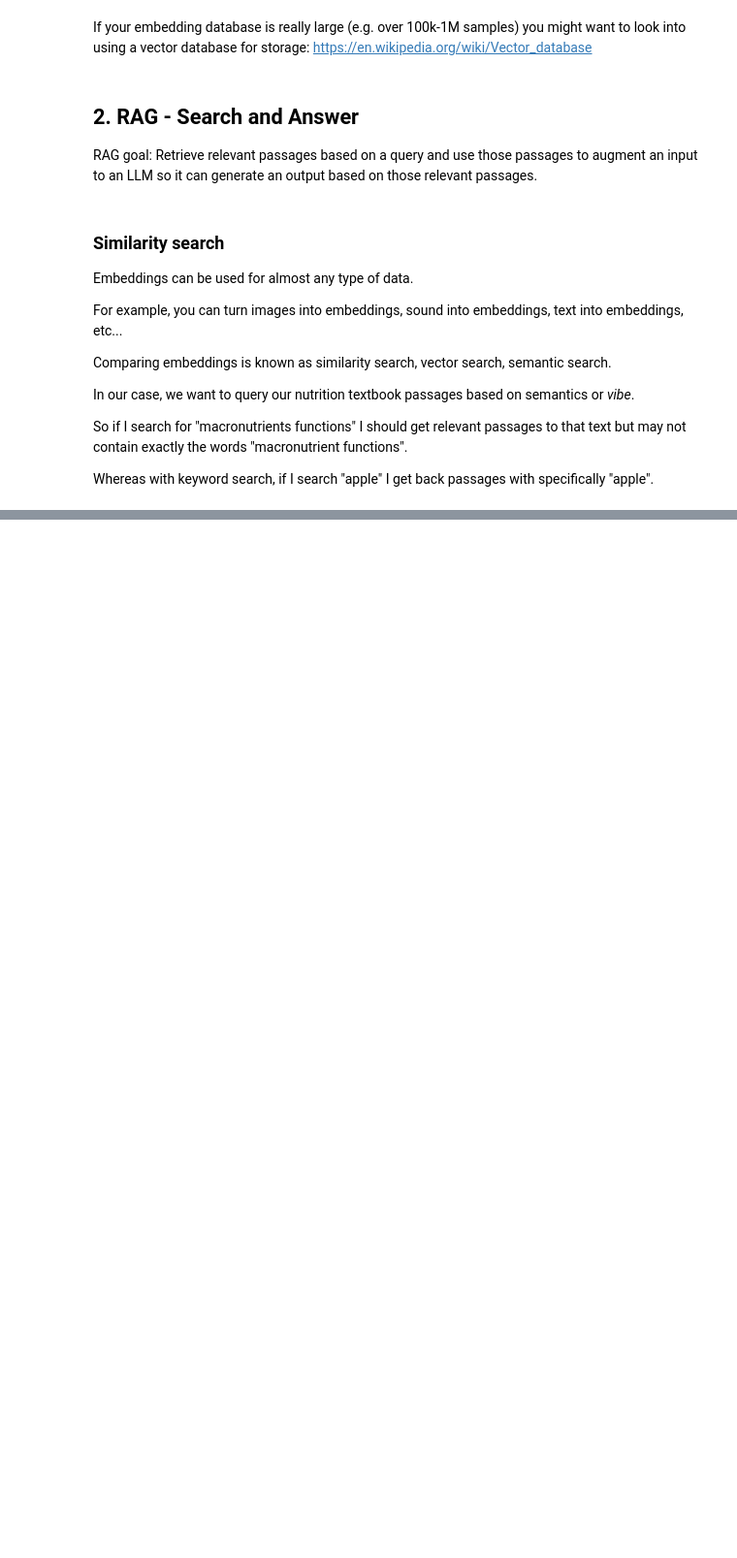
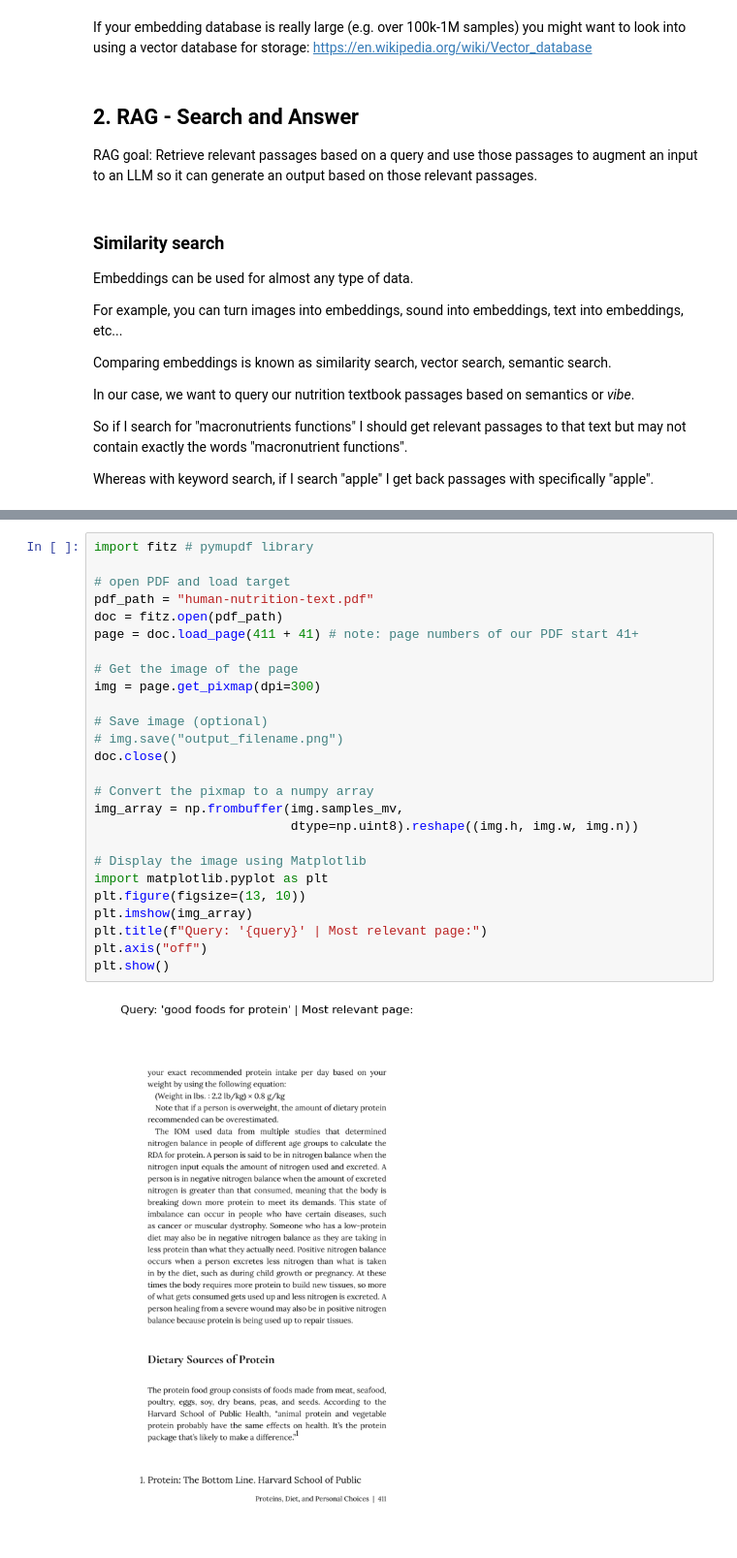
Before and after one commit to ridamansour/Learning_about_RAGs, a Jupyter notebook: 00-simple-local-rag-video.ipynb, the cells around one changed output, grey strips where cells are left out. Shown: that part at 97% size. Cells and saved outputs as stored; diff of their text form; blank space fills up the shorter version.

Commit message:
started the course
Progress: 3:46:12/ 5:40:58

```diff
--- a/00-simple-local-rag-video.ipynb
+++ b/00-simple-local-rag-video.ipynb
@@ -632,0 +801,28 @@ Whereas with keyword search, if I search "apple" I get back passages with specif
+# %%
+import fitz # pymupdf library
+
+# open PDF and load target
+pdf_path = "human-nutrition-text.pdf"
+doc = fitz.open(pdf_path)
+page = doc.load_page(411 + 41) # note: page numbers of our PDF start 41+
+
+# Get the image of the page
+img = page.get_pixmap(dpi=300)
+
+# Save image (optional)
+# img.save("output_filename.png")
+doc.close()
+
+# Convert the pixmap to a numpy array
+img_array = np.frombuffer(img.samples_mv,
+                          dtype=np.uint8).reshape((img.h, img.w, img.n))
+
+# Display the image using Matplotlib
+import matplotlib.pyplot as plt
+plt.figure(figsize=(13, 10))
+plt.imshow(img_array)
+plt.title(f"Query: '{query}' | Most relevant page:")
+plt.axis("off")
+plt.show()
+# %% [output]
+[figure, added]
```
Also changed, not shown: parts of 23 cells of this notebook.
